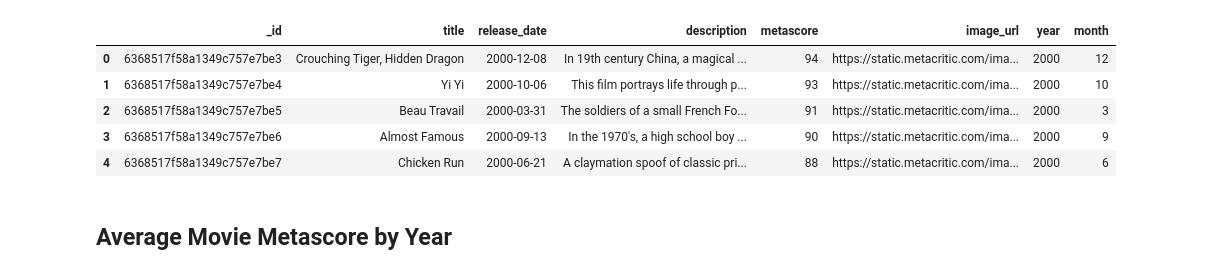
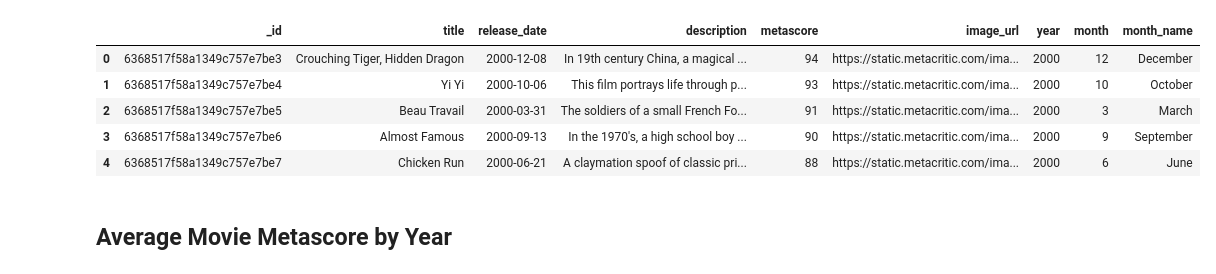
Before and after one commit to stuartketcham/DA320-Midterm, a Jupyter notebook: KetchamStuart-MetacriticGraphs.ipynb, the cells around one changed output. Cells and saved outputs as stored; diff of their text form; code cells hidden in the pictures.

```diff
--- a/KetchamStuart-MetacriticGraphs.ipynb
+++ b/KetchamStuart-MetacriticGraphs.ipynb
@@ -25,18 +25,20 @@ metacritic_data = da320_database['movies']
 #Establish the connection
 metacritic = pd.DataFrame(metacritic_data.find())
 # %%
+
+
 metacritic.release_date = pd.to_datetime(metacritic.release_date)
 metacritic['year'] = metacritic.release_date.dt.year
-metacritic['month'] = metacritic.release_date.dt.month
+metacritic['month_name'] = metacritic.release_date.dt.month_name(locale = 'English')
 metacritic.metascore = pd.to_numeric(metacritic.metascore)
 metacritic.head()
 # %% [output]
-|  | _id | title | release_date | description | metascore | image_url | year | month |
-| 0 | 6368517f58a1349c757e7be3 | Crouching Tiger, Hidden Dragon | 2000-12-08 | In 19th century China, a magical ... | 94 | https://static.metacritic.com/ima... | 2000 | 12 |
-| 1 | 6368517f58a1349c757e7be4 | Yi Yi | 2000-10-06 | This film portrays life through p... | 93 | https://static.metacritic.com/ima... | 2000 | 10 |
-| 2 | 6368517f58a1349c757e7be5 | Beau Travail | 2000-03-31 | The soldiers of a small French Fo... | 91 | https://static.metacritic.com/ima... | 2000 | 3 |
-| 3 | 6368517f58a1349c757e7be6 | Almost Famous | 2000-09-13 | In the 1970's, a high school boy ... | 90 | https://static.metacritic.com/ima... | 2000 | 9 |
-| 4 | 6368517f58a1349c757e7be7 | Chicken Run | 2000-06-21 | A claymation spoof of classic pri... | 88 | https://static.metacritic.com/ima... | 2000 | 6 |
+|  | _id | title | release_date | description | metascore | image_url | year | month | month_name |
+| 0 | 6368517f58a1349c757e7be3 | Crouching Tiger, Hidden Dragon | 2000-12-08 | In 19th century China, a magical ... | 94 | https://static.metacritic.com/ima... | 2000 | 12 | December |
+| 1 | 6368517f58a1349c757e7be4 | Yi Yi | 2000-10-06 | This film portrays life through p... | 93 | https://static.metacritic.com/ima... | 2000 | 10 | October |
+| 2 | 6368517f58a1349c757e7be5 | Beau Travail | 2000-03-31 | The soldiers of a small French Fo... | 91 | https://static.metacritic.com/ima... | 2000 | 3 | March |
+| 3 | 6368517f58a1349c757e7be6 | Almost Famous | 2000-09-13 | In the 1970's, a high school boy ... | 90 | https://static.metacritic.com/ima... | 2000 | 9 | September |
+| 4 | 6368517f58a1349c757e7be7 | Chicken Run | 2000-06-21 | A claymation spoof of classic pri... | 88 | https://static.metacritic.com/ima... | 2000 | 6 | June |
 # %% [markdown]
 ## Average Movie Metascore by Year
 # %%
```
Also changed, not shown: parts of 2 cells of this notebook.
